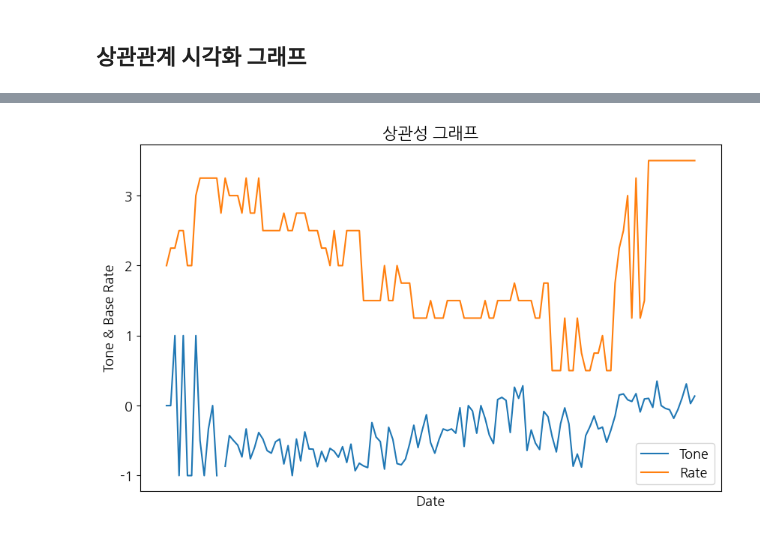
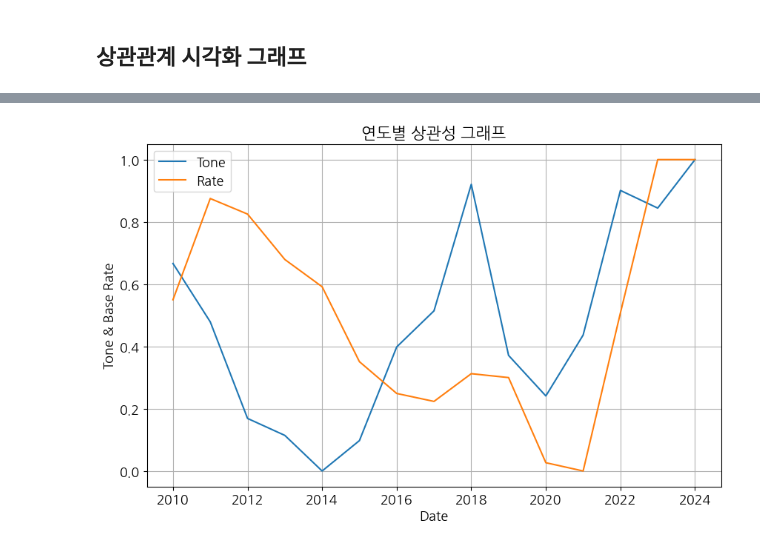
Before and after one commit to Ahram-Jeong/text-mining-project, a Jupyter notebook: notebooks/3_minutes_tone.ipynb, the cells around one changed output, grey strips where cells are left out. Drawn from its saved outputs; the diff is of its cells as text; code cells hidden in the pictures.

```diff
--- a/notebooks/3_minutes_tone.ipynb
+++ b/notebooks/3_minutes_tone.ipynb
@@ -144,0 +176,5 @@ print(f"상관 계수 : {corre}")
+# %%
+# 연도별 그래프를 출력하기 위해 기존 DataFrame을 reindex하여 새 DataFrame 생성
+graph_df = b_m_df.reindex(columns = ["date", "tone_doc", "rate"])
+print(len(graph_df))
+graph_df.head(5)
@@ -144,0 +189,14 @@ print(f"상관 계수 : {corre}")
+# %%
+# date 컬럼을 datetime 형식으로 변환
+graph_df["date"] = pd.to_datetime(graph_df["date"])
+# 연도 추출 컬럼 생성
+graph_df["year"] = graph_df["date"].dt.year
+graph_df.set_index("date", inplace=True)
+# year로 groupby하여 tone_doc, rate의 평균 산출
+grouped_df = graph_df.groupby("year").agg({
+    "tone_doc": "mean",
+    "rate": "mean"
+}).reset_index()
+
+print(len(grouped_df))
+grouped_df
@@ -145,21 +221,24 @@ print(f"상관 계수 : {corre}")
 # %%
 # x, y 넘파이 배열로 변환
-x = np.array(b_m_df["date"])
-y1 = np.array(b_m_df["tone_doc"])
-y2 = np.array(b_m_df["rate"])
+x = np.array(grouped_df["year"])
+y1 = np.array(grouped_df["tone_doc"]).reshape(-1, 1)
+y2 = np.array(grouped_df["rate"]).reshape(-1, 1)
+
+y1_scaled = scaler.fit_transform(y1)
+y2_scaled = scaler.fit_transform(y2)
 
 plt.rc("font", family = "NanumGothic", size = 13)
 plt.rcParams["axes.unicode_minus"] = False
 plt.figure(figsize = (10, 6))
-plt.plot(x, y1, label = "Tone")
-plt.plot(x, y2, label = "Rate")
+
+plt.plot(x, y1_scaled, label = "Tone")
+plt.plot(x, y2_scaled, label = "Rate")
 
 plt.xlabel("Date")
 plt.ylabel("Tone & Base Rate")
-plt.title("상관성 그래프")
-plt.xticks([])
+plt.title("연도별 상관성 그래프")
 plt.legend()
-
+plt.grid(True)
 plt.show()
 # %% [output]
-[figure, old version]
+[figure, new version]
```
Also changed, not shown: parts of 6 cells of this notebook, 1 other file.
